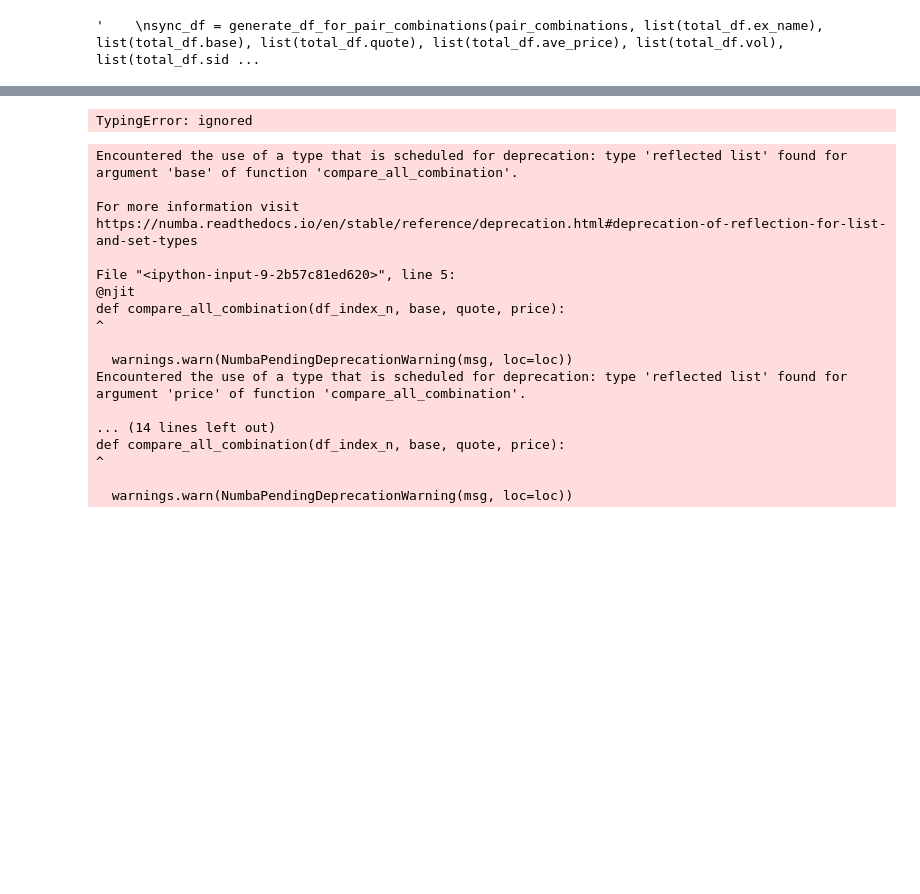
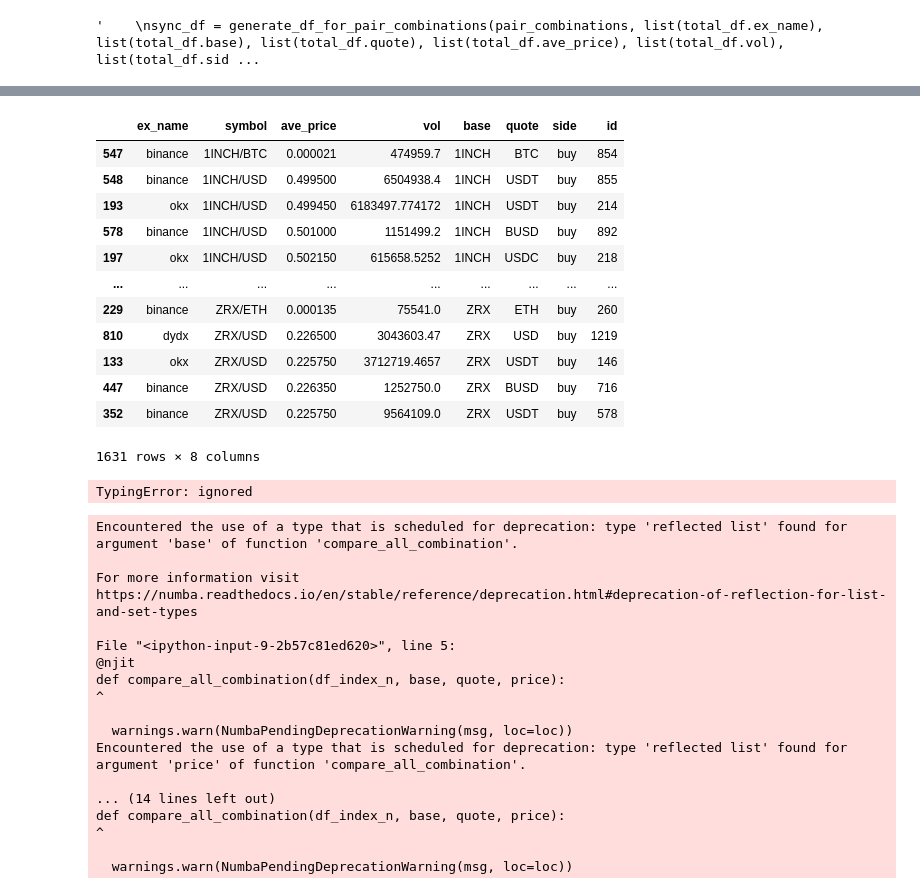
Before and after one commit to alunfes/1m-btc-data, a Jupyter notebook: Cartpole_test.ipynb, the cells around one changed output, grey strips where cells are left out. Saved outputs shown, nothing was run; the diff lists cells and outputs as text; code cells hidden in the pictures; blank space fills up the shorter version.

```diff
--- a/Cartpole_test.ipynb
+++ b/Cartpole_test.ipynb
@@ -646,34 +772,38 @@ Maximum ave_price: 2178649237.472767
+# %%
+"final_df[final_df['id'].str.contains(',', na=False) == False]
+# %% [output]
+|  | ex_name | symbol | ave_price | vol | base | quote | side | id |
+| 547 | binance | 1INCH/BTC | 0.000021 | 474959.7 | 1INCH | BTC | buy | 854 |
+| 548 | binance | 1INCH/USD | 0.499500 | 6504938.4 | 1INCH | USDT | buy | 855 |
+| 193 | okx | 1INCH/USD | 0.499450 | 6183497.774172 | 1INCH | USDT | buy | 214 |
+| 578 | binance | 1INCH/USD | 0.501000 | 1151499.2 | 1INCH | BUSD | buy | 892 |
+| 197 | okx | 1INCH/USD | 0.502150 | 615658.5252 | 1INCH | USDC | buy | 218 |
+| ... | ... | ... | ... | ... | ... | ... | ... | ... |
+| 229 | binance | ZRX/ETH | 0.000135 | 75541.0 | ZRX | ETH | buy | 260 |
+| 810 | dydx | ZRX/USD | 0.226500 | 3043603.47 | ZRX | USD | buy | 1219 |
+| 133 | okx | ZRX/USD | 0.225750 | 3712719.4657 | ZRX | USDT | buy | 146 |
+| 447 | binance | ZRX/USD | 0.226350 | 1252750.0 | ZRX | BUSD | buy | 716 |
+| 352 | binance | ZRX/USD | 0.225750 | 9564109.0 | ZRX | USDT | buy | 578 |
+1631 rows × 8 columns
 # %%
-symbols = list(final_df.symbol)
-symbols = list(set(symbols))
+@njit
+def calculate_arb_pair_data(final_df, symbols):
+    arb_pair_data_list = []
+    for s in symbols:
+        df = final_df[final_df['symbol'] == s]
+        if len(df) == 0:
+            continue
+        ind_min = np.argmin(df['ave_price'].values)''
+        ind_max = np.argmax(df['ave_price'].values)
+        max_price = np.max(df['ave_price'].values)
+        min_price = np.min(df['ave_price'].values)
+        maxmin = max_price / min_price if min_price > 0 else 0
+        arb_pair_data_list.append({'symbol': s, 'ind_min': ind_min, 'ind_max': ind_max, 'max_min': maxmin})
+    return arb_pair_data_list
 
-arb_pair_data_list = []
-for s in symbols:
-    df = final_df.loc[final_df['symbol'] == s]
-    ind_min = df.ave_price.idxmin()
-    ind_max = df.ave_price.idxmax()
-    maxmin = max(df.ave_price) / min(df.ave_price) if min(df.ave_price) > 0 else 0
-    arb_pair_data_list.append({'symbol':s, 'ind_min':ind_min, 'ind_max':ind_max, 'max_min':maxmin})
-arb_pair_data_list
+calculate_arb_pair_data(, symbols)
+# %% [output]
+TypingError: ignored
-# %%
-@njit
-def calculate_arb_pair_data(final_df, symbols):
-    arb_pair_data_list = []
-    for s in symbols:
-        df = final_df[final_df['symbol'] == s]
-        if len(df) == 0:
-            continue
-        ind_min = np.argmin(df['ave_price'].values)
-        ind_max = np.argmax(df['ave_price'].values)
-        max_price = np.max(df['ave_price'].values)
-        min_price = np.min(df['ave_price'].values)
-        maxmin = max_price / min_price if min_price > 0 else 0
-        arb_pair_data_list.append({'symbol': s, 'ind_min': ind_min, 'ind_max': ind_max, 'max_min': maxmin})
-    return arb_pair_data_list
-
-calculate_arb_pair_data(, symbols)
-# %% [output]
-TypingError: ignored
 # %%
 '''
 ex, base, quote, price
```
Also changed, not shown: parts of 17 cells of this notebook.
